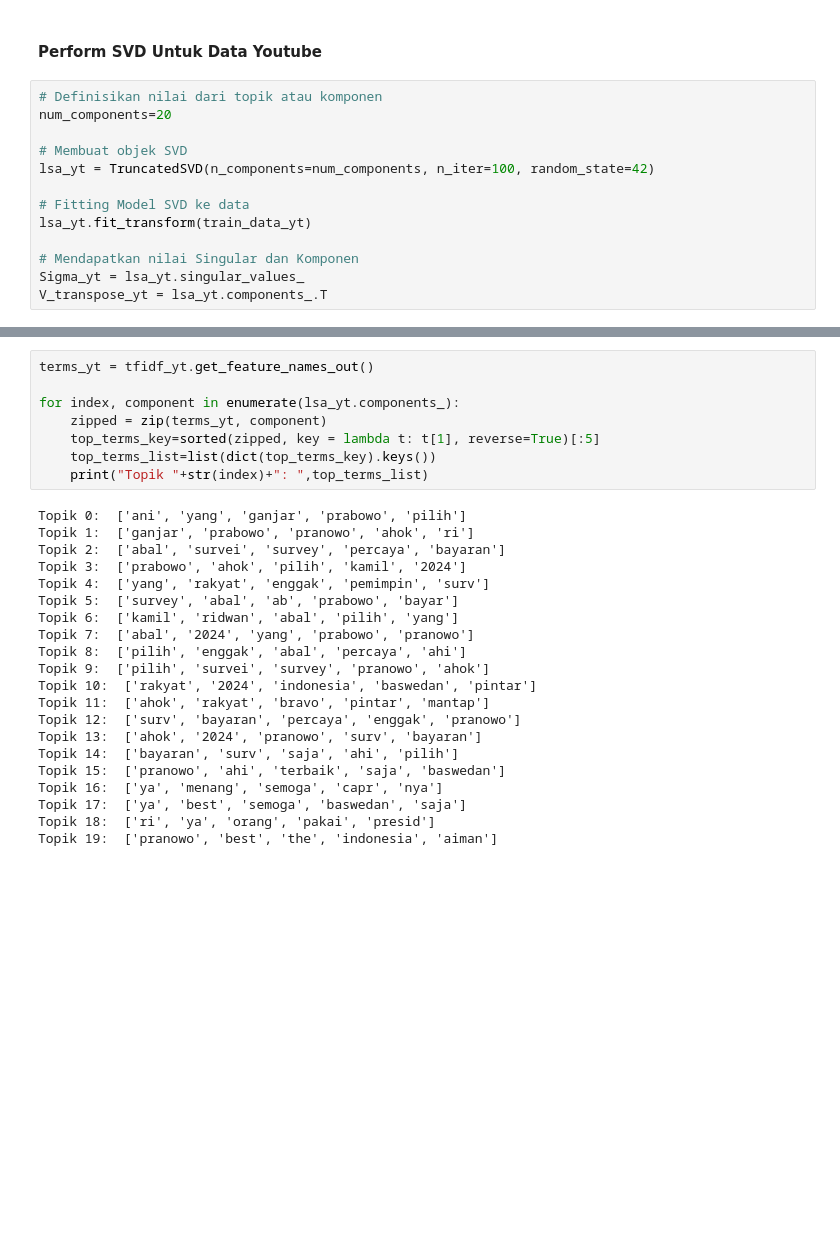
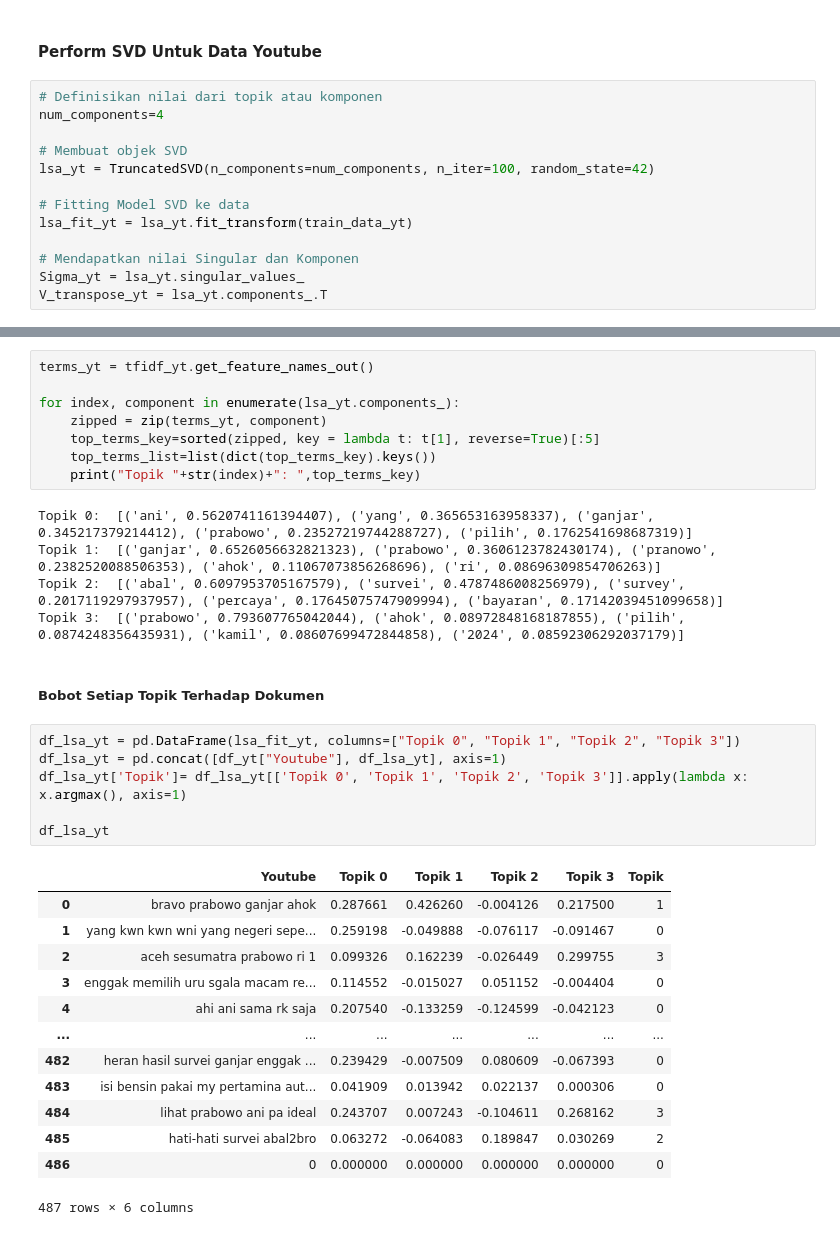
Before and after one commit to andreandriand/prosainsdata, a Jupyter notebook: _sources/LSA.ipynb, the cells around one changed output, grey strips where cells are left out. Drawn from its saved outputs; the diff is of its cells as text; blank space fills up the shorter version.

```diff
--- a/_sources/LSA.ipynb
+++ b/_sources/LSA.ipynb
@@ -522,13 +534,13 @@ Topik 19:  ['hak', 'yang', 'persen', 'memiliki', 'ya']
 #### Perform SVD Untuk Data Youtube
 # %%
 # Definisikan nilai dari topik atau komponen
-num_components=20
+num_components=4
 
 # Membuat objek SVD
 lsa_yt = TruncatedSVD(n_components=num_components, n_iter=100, random_state=42)
 
 # Fitting Model SVD ke data
-lsa_yt.fit_transform(train_data_yt)
+lsa_fit_yt = lsa_yt.fit_transform(train_data_yt)
 
 # Mendapatkan nilai Singular dan Komponen
 Sigma_yt = lsa_yt.singular_values_
@@ -540,25 +554,31 @@ for index, component in enumerate(lsa_yt.components_):
     zipped = zip(terms_yt, component)
     top_terms_key=sorted(zipped, key = lambda t: t[1], reverse=True)[:5]
     top_terms_list=list(dict(top_terms_key).keys())
-    print("Topik "+str(index)+": ",top_terms_list)
+    print("Topik "+str(index)+": ",top_terms_key)
 # %% [output]
-Topik 0:  ['ani', 'yang', 'ganjar', 'prabowo', 'pilih']
-Topik 1:  ['ganjar', 'prabowo', 'pranowo', 'ahok', 'ri']
-Topik 2:  ['abal', 'survei', 'survey', 'percaya', 'bayaran']
-Topik 3:  ['prabowo', 'ahok', 'pilih', 'kamil', '2024']
-Topik 4:  ['yang', 'rakyat', 'enggak', 'pemimpin', 'surv']
-Topik 5:  ['survey', 'abal', 'ab', 'prabowo', 'bayar']
-Topik 6:  ['kamil', 'ridwan', 'abal', 'pilih', 'yang']
-Topik 7:  ['abal', '2024', 'yang', 'prabowo', 'pranowo']
-Topik 8:  ['pilih', 'enggak', 'abal', 'percaya', 'ahi']
-Topik 9:  ['pilih', 'survei', 'survey', 'pranowo', 'ahok']
-Topik 10:  ['rakyat', '2024', 'indonesia', 'baswedan', 'pintar']
-Topik 11:  ['ahok', 'rakyat', 'bravo', 'pintar', 'mantap']
-Topik 12:  ['surv', 'bayaran', 'percaya', 'enggak', 'pranowo']
-Topik 13:  ['ahok', '2024', 'pranowo', 'surv', 'bayaran']
-Topik 14:  ['bayaran', 'surv', 'saja', 'ahi', 'pilih']
-Topik 15:  ['pranowo', 'ahi', 'terbaik', 'saja', 'baswedan']
-Topik 16:  ['ya', 'menang', 'semoga', 'capr', 'nya']
-Topik 17:  ['ya', 'best', 'semoga', 'baswedan', 'saja']
-Topik 18:  ['ri', 'ya', 'orang', 'pakai', 'presid']
-Topik 19:  ['pranowo', 'best', 'the', 'indonesia', 'aiman']
+Topik 0:  [('ani', 0.5620741161394407), ('yang', 0.365653163958337), ('ganjar', 0.345217379214412), ('prabowo', 0.23527219744288727), ('pilih', 0.1762541698687319)]
+Topik 1:  [('ganjar', 0.6526056632821323), ('prabowo', 0.3606123782430174), ('pranowo', 0.2382520088506353), ('ahok', 0.11067073856268696), ('ri', 0.08696309854706263)]
+Topik 2:  [('abal', 0.6097953705167579), ('survei', 0.4787486008256979), ('survey', 0.2017119297937957), ('percaya', 0.17645075747909994), ('bayaran', 0.17142039451099658)]
+Topik 3:  [('prabowo', 0.793607765042044), ('ahok', 0.08972848168187855), ('pilih', 0.0874248356435931), ('kamil', 0.08607699472844858), ('2024', 0.08592306292037179)]
+# %% [markdown]
+##### Bobot Setiap Topik Terhadap Dokumen
+# %%
+df_lsa_yt = pd.DataFrame(lsa_fit_yt, columns=["Topik 0", "Topik 1", "Topik 2", "Topik 3"])
+df_lsa_yt = pd.concat([df_yt["Youtube"], df_lsa_yt], axis=1)
+df_lsa_yt['Topik']= df_lsa_yt[['Topik 0', 'Topik 1', 'Topik 2', 'Topik 3']].apply(lambda x: x.argmax(), axis=1)
+
+df_lsa_yt
+# %% [output]
+|  | Youtube | Topik 0 | Topik 1 | Topik 2 | Topik 3 | Topik |
+| 0 | bravo prabowo ganjar ahok | 0.287661 | 0.426260 | -0.004126 | 0.217500 | 1 |
+| 1 | yang kwn kwn wni yang negeri sepe... | 0.259198 | -0.049888 | -0.076117 | -0.091467 | 0 |
+| 2 | aceh sesumatra prabowo ri 1 | 0.099326 | 0.162239 | -0.026449 | 0.299755 | 3 |
+| 3 | enggak memilih uru sgala macam re... | 0.114552 | -0.015027 | 0.051152 | -0.004404 | 0 |
+| 4 | ahi ani sama rk saja | 0.207540 | -0.133259 | -0.124599 | -0.042123 | 0 |
+| ... | ... | ... | ... | ... | ... | ... |
+| 482 | heran hasil survei ganjar enggak ... | 0.239429 | -0.007509 | 0.080609 | -0.067393 | 0 |
+| 483 | isi bensin pakai my pertamina aut... | 0.041909 | 0.013942 | 0.022137 | 0.000306 | 0 |
+| 484 | lihat prabowo ani pa ideal | 0.243707 | 0.007243 | -0.104611 | 0.268162 | 3 |
+| 485 | hati-hati survei abal2bro | 0.063272 | -0.064083 | 0.189847 | 0.030269 | 2 |
+| 486 | 0 | 0.000000 | 0.000000 | 0.000000 | 0.000000 | 0 |
+487 rows × 6 columns
```
Also changed, not shown: parts of 13 cells of this notebook, 2 other files.
